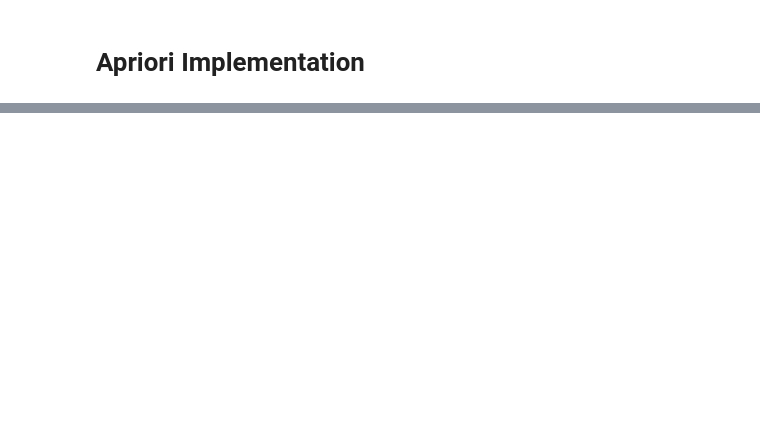
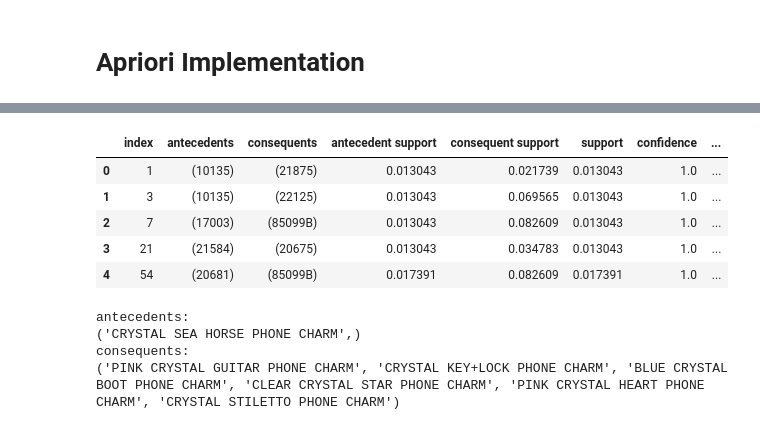
Before and after one commit to giwilorjelly/DMW_Assignments, a Jupyter notebook: Experiment 3/apriori-implementation-on-retail-store-dataset.ipynb, the cells around one changed output, grey strips where cells are left out. Saved outputs shown, nothing was run; the diff lists cells and outputs as text; code cells hidden in the pictures; blank space fills up the shorter version.

Commit message:
added cell outputs and dataset for experiment 3

```diff
--- a/Experiment 3/apriori-implementation-on-retail-store-dataset.ipynb
+++ b/Experiment 3/apriori-implementation-on-retail-store-dataset.ipynb
@@ -60,4 +89,4 @@ transaction_df.head()
 # %%
 #obtaining frequent itemsets
-frequent_itemsets=apriori(transaction_df,min_support=0.005,use_colnames=True) # lower min support for large dataset
+frequent_itemsets=apriori(transaction_df,min_support=0.01,use_colnames=True) # lower min support for large dataset
 frequent_itemsets.count()
@@ -76,13 +137,25 @@ def re_label(codes):
 # %%
 res2 = res[res['confidence']>=1]
 res2 = res2.reset_index()
-res2
+res2.head()
+# %% [output]
+|  | index | antecedents | consequents | antecedent support | consequent support | support | confidence | ... |
+| 0 | 1 | (10135) | (21875) | 0.013043 | 0.021739 | 0.013043 | 1.0 | ... |
+| 1 | 3 | (10135) | (22125) | 0.013043 | 0.069565 | 0.013043 | 1.0 | ... |
+| 2 | 7 | (17003) | (85099B) | 0.013043 | 0.082609 | 0.013043 | 1.0 | ... |
+| 3 | 21 | (21584) | (20675) | 0.013043 | 0.034783 | 0.013043 | 1.0 | ... |
+| 4 | 54 | (20681) | (85099B) | 0.017391 | 0.082609 | 0.017391 | 1.0 | ... |
 # %%
 #sample row index 43354
 print('antecedents:')
-print(re_label(list(res2.iloc[43354]['antecedents'])))
+print(re_label(list(res2.iloc[3616]['antecedents'])))
 print('consequents:')
-print(re_label(list(res2.iloc[43354]['consequents'])))
+print(re_label(list(res2.iloc[3616]['consequents'])))
+# %% [output]
+antecedents:
+('CRYSTAL SEA HORSE PHONE CHARM',)
+consequents:
+('PINK CRYSTAL GUITAR PHONE CHARM', 'CRYSTAL KEY+LOCK PHONE CHARM', 'BLUE CRYSTAL BOOT PHONE CHARM', 'CLEAR CRYSTAL STAR PHONE CHARM', 'PINK CRYSTAL HEART PHONE CHARM', 'CRYSTAL STILETTO PHONE CHARM')
 # %%
 #sample row index 0
 print('antecedents:')
```
Also changed, not shown: parts of 12 cells of this notebook, 1 other file.
